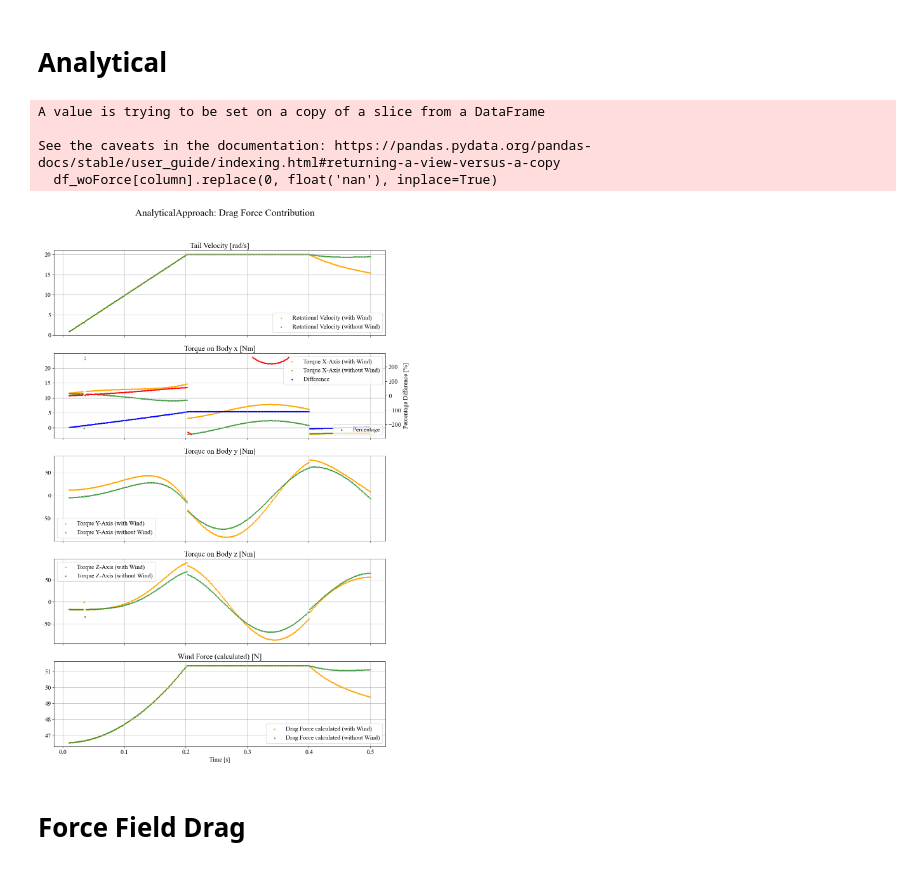
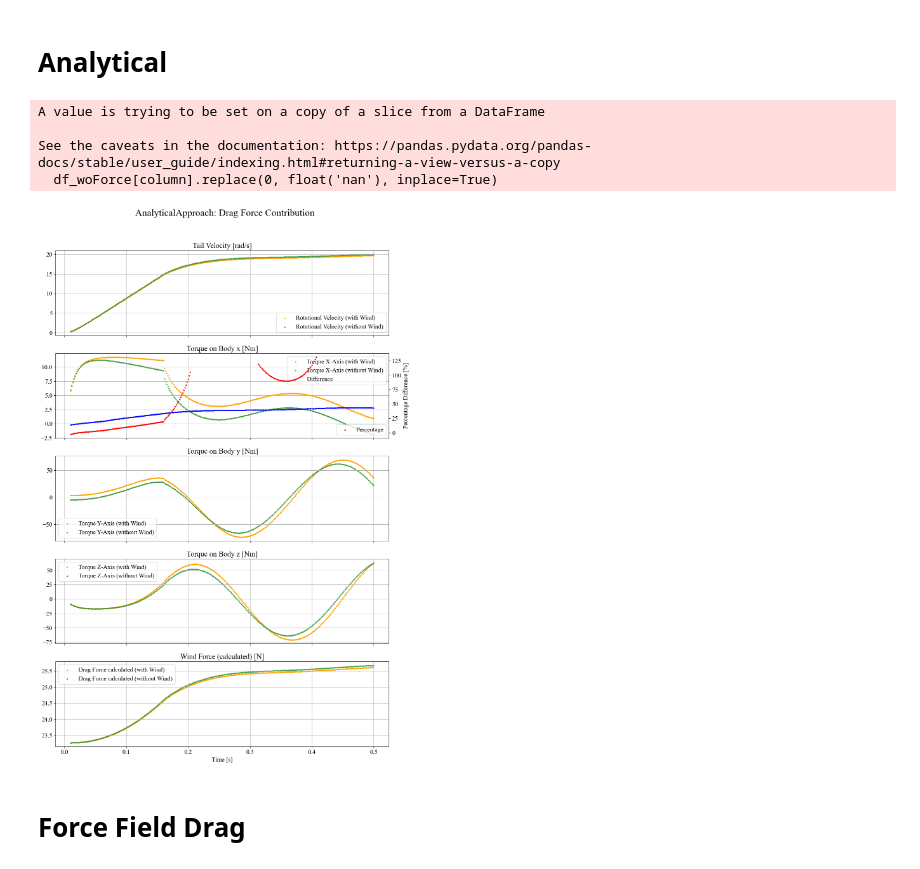
Before and after one commit to Maexerich/IsaacLab, a Jupyter notebook: source/data_visualization_v1.ipynb, the cells around one changed output. Saved outputs shown, nothing was run; the diff lists cells and outputs as text; code cells hidden in the pictures.

```diff
--- a/source/data_visualization_v1.ipynb
+++ b/source/data_visualization_v1.ipynb
@@ -336,36 +307,36 @@ def angular_impulse(df1_wind, df2_noWind, column):
 # %%
-df_analytical_wForce = pd.read_csv('results/AnalyticalApproach_Forces_applied.csv')
-df_analytical_woForce = pd.read_csv('results/AnalyticalApproach_Forces_not_applied.csv')
+df_analytical_wForce = pd.read_csv('results/2024_10_06_An_enabled.csv')
+df_analytical_woForce = pd.read_csv('results/2024_10_06_An_disabled.csv')
 
 columns_to_plot = {"Tail Velocity [rad/s]": ["TailDrive_velocity"],
                     "Torque on Body x [Nm]": ["Body_Root_FixedJoint_torque_x"],
                     "Torque on Body y [Nm]": ["Body_Root_FixedJoint_torque_y"],
                     "Torque on Body z [Nm]": ["Body_Root_FixedJoint_torque_z"],
                     "Wind Force (calculated) [N]": ["F_total"]
 }
 legend = {
     "Tail Velocity [rad/s]": ["Rotational Velocity", "Rotational Velocity Setpoint"],
     "Torque on Body x [Nm]": ["Torque X-Axis"],
     "Torque on Body y [Nm]": ["Torque Y-Axis"],
     "Torque on Body z [Nm]": ["Torque Z-Axis"],
     "Wind Force (calculated) [N]": ["Drag Force calculated"]
 }
 
 additional_functions = {
     "Torque on Body x [Nm]": add_difference_and_percentage_line_to_plot,
     "Torque on Body x [Nm]_args": {"column": ["Body_Root_FixedJoint_torque_x"]}
 }
 
 plot_Drag_contribution(df_wForce=df_analytical_wForce, df_woForce=df_analytical_woForce,
                        columns_to_plot=columns_to_plot,
                        legend=legend, suptitle="AnalyticalApproach: Drag Force Contribution",
                        additional_functions=additional_functions, time_range=(0.01, 1))
 # some_math_function(df_analytical_wForce, df_analytical_woForce)
 # %% [output]
 A value is trying to be set on a copy of a slice from a DataFrame
 
 See the caveats in the documentation: https://pandas.pydata.org/pandas-docs/stable/user_guide/indexing.html#returning-a-view-versus-a-copy
   df_woForce[column].replace(0, float('nan'), inplace=True)
-[figure, old version]
+[figure, new version]
 # %% [markdown]
 # Force Field Drag
```
Also changed, not shown: parts of 12 cells of this notebook, 39 other files.
